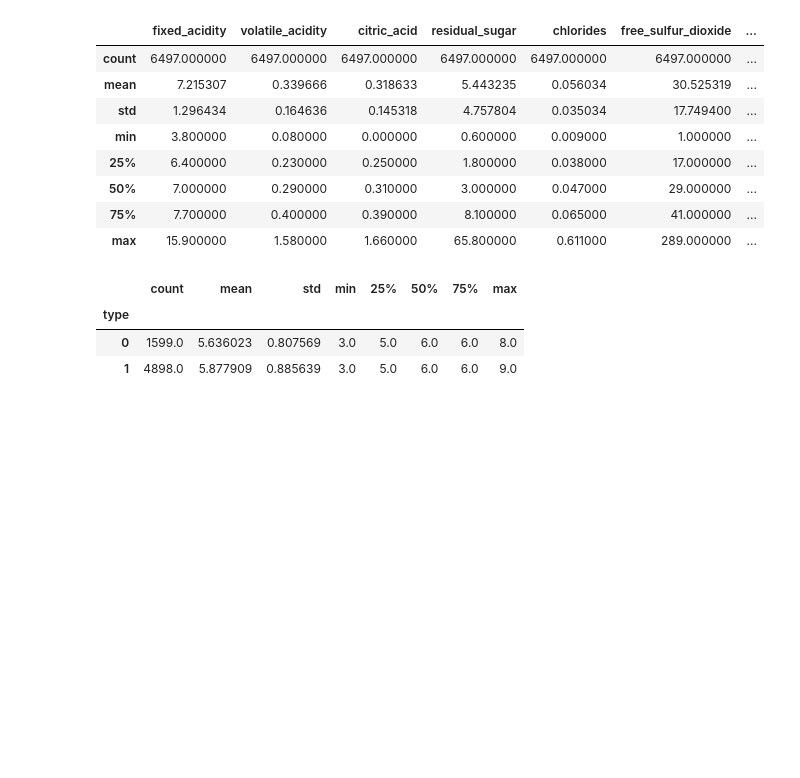
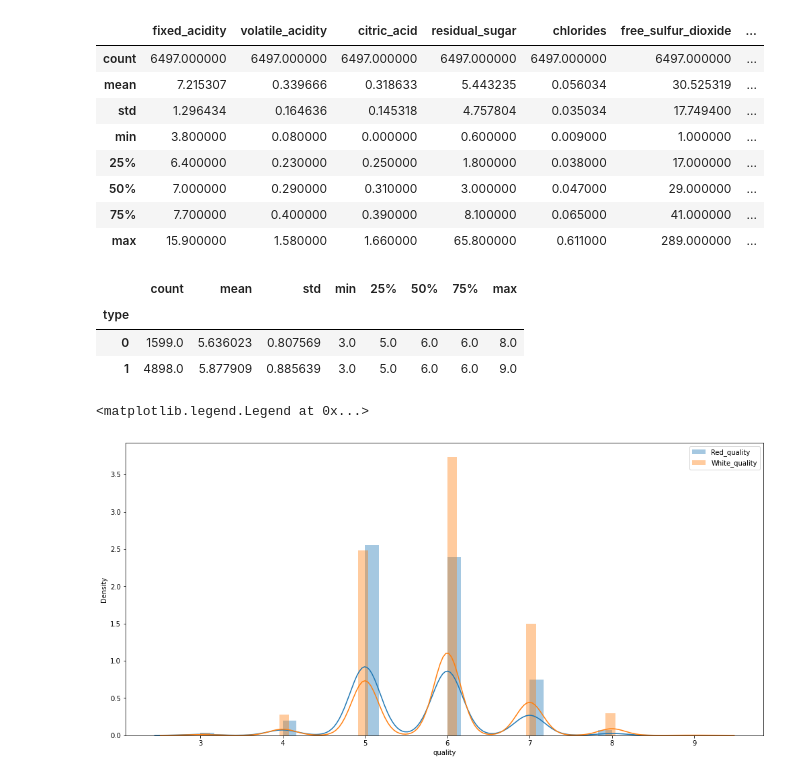
Before and after one commit to eeyeji/Python_Library, a Jupyter notebook: 5일차/wine.ipynb, the cells around one changed output. Saved outputs shown, nothing was run; the diff lists cells and outputs as text; code cells hidden in the pictures; blank space fills up the shorter version.

Commit message:
WINE

```diff
--- a/5일차/wine.ipynb
+++ b/5일차/wine.ipynb
@@ -146,0 +150,11 @@ wine.groupby(['type']).quality.describe()
+# %%
+#생존자/비생존자의 distplot그리기
+red_quality=wine[wine.type==0]
+white_quality=wine[wine.type==1]
+
+sns.distplot(red_quality.quality, label='Red_quality')
+sns.distplot(white_quality.quality, label='White_quality')
+plt.legend()
+# %% [output]
+<matplotlib.legend.Legend at 0x...>
+[figure, added]
```
Also changed, not shown: parts of 8 cells of this notebook.
